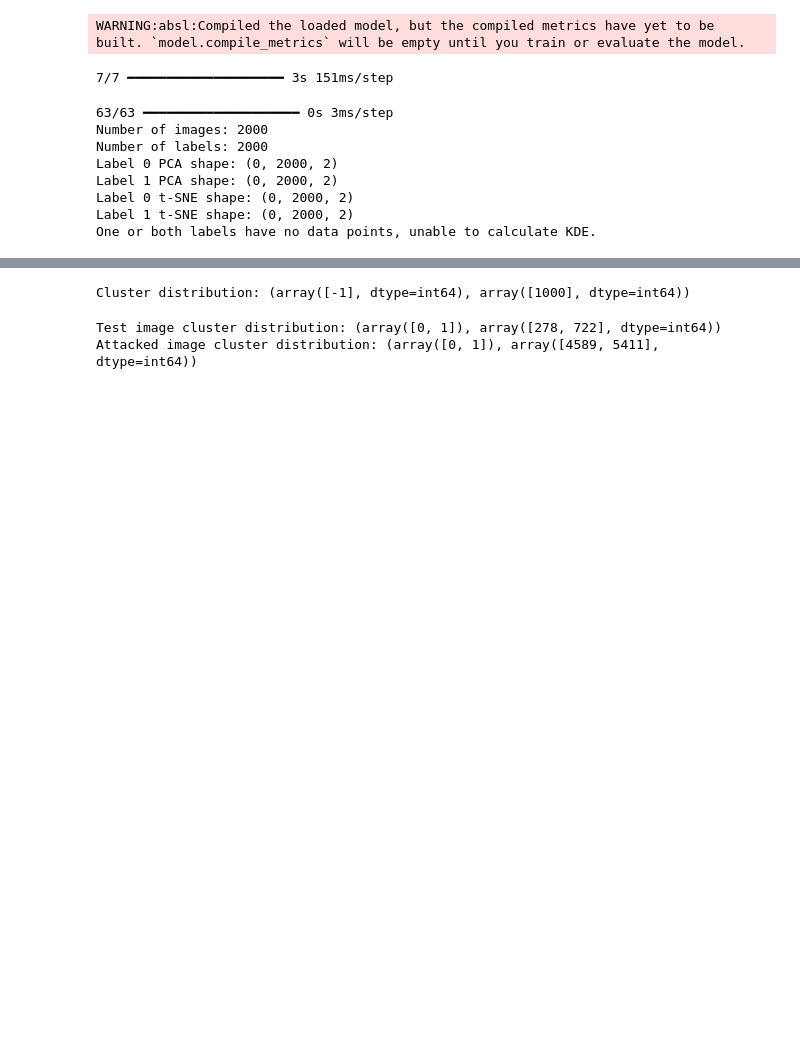
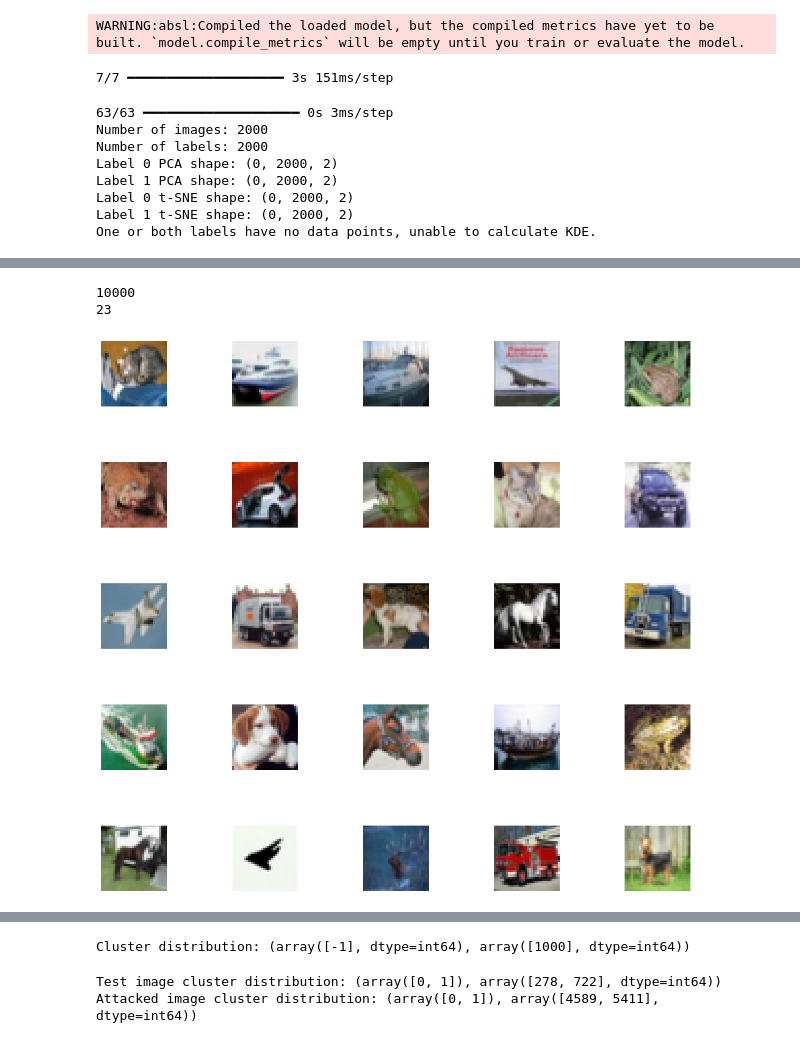
Before and after one commit to Brandbil/Image-classifier-attack, a Jupyter notebook: notebook_new.ipynb, the cells around one changed output, grey strips where cells are left out. Saved outputs shown, nothing was run; the diff lists cells and outputs as text; code cells hidden in the pictures; blank space fills up the shorter version.

```diff
--- a/notebook_new.ipynb
+++ b/notebook_new.ipynb
@@ -737,3 +741,37 @@ for i in np.arange(0, 25):
+# %%
+#Images classified as bird
+test_labels_single = np.argmax(test_labels, axis=1)
+
+bird_images = attacked_images[
+    (pred_classes == 2) & (test_labels_single != 2)
+]
+
+bird_images = test_images
+
+#plot 25 bird images
+fig, axes = plt.subplots(5, 5, figsize=(15,15))
+axes = axes.ravel()
+
+for i in np.arange(0, 25):
+    axes[i].imshow(bird_images[i])
+    #Print confidence
+    axes[i].axis('off')
+    plt.subplots_adjust(wspace=1)
+
+
+attacked_birds = []
+print(len(test_images))
+
+for i in range(bird_images.shape[0]):
+    parts = find_altered(bird_images[i], 0.78)
+    if len(parts) > 0:
+        attacked_birds.append(i)
+
+print(len(attacked_birds))
+# %% [output]
+10000
+23
+[figure, added]
 # %%
 label = 4
 #Take all the images of class 2
```
Also changed, not shown: parts of 5 cells of this notebook.
